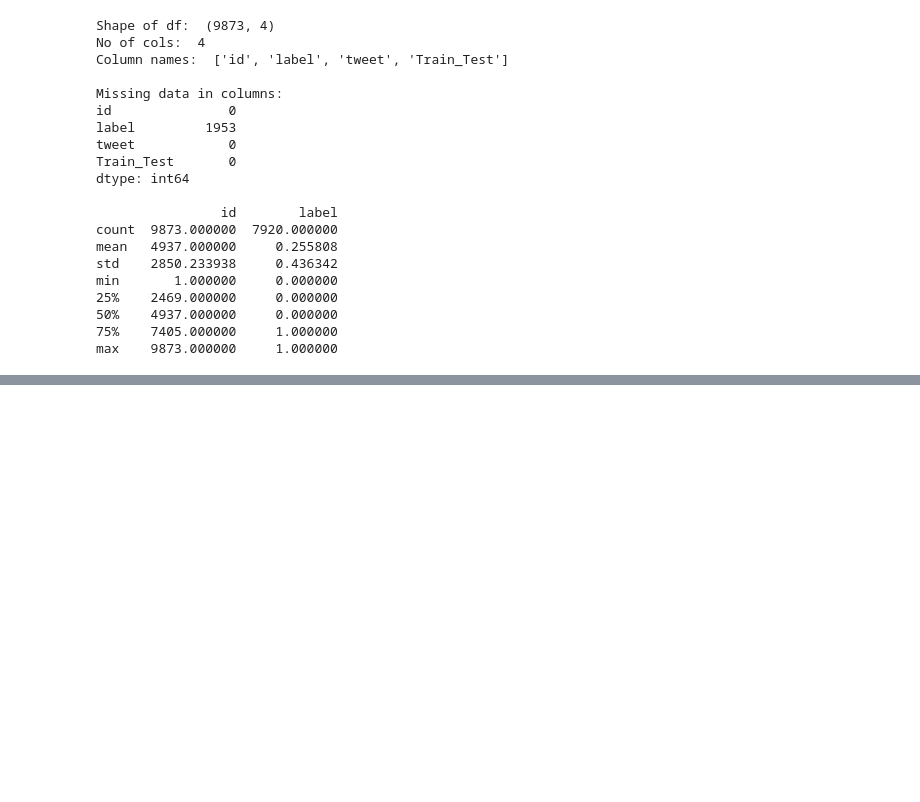
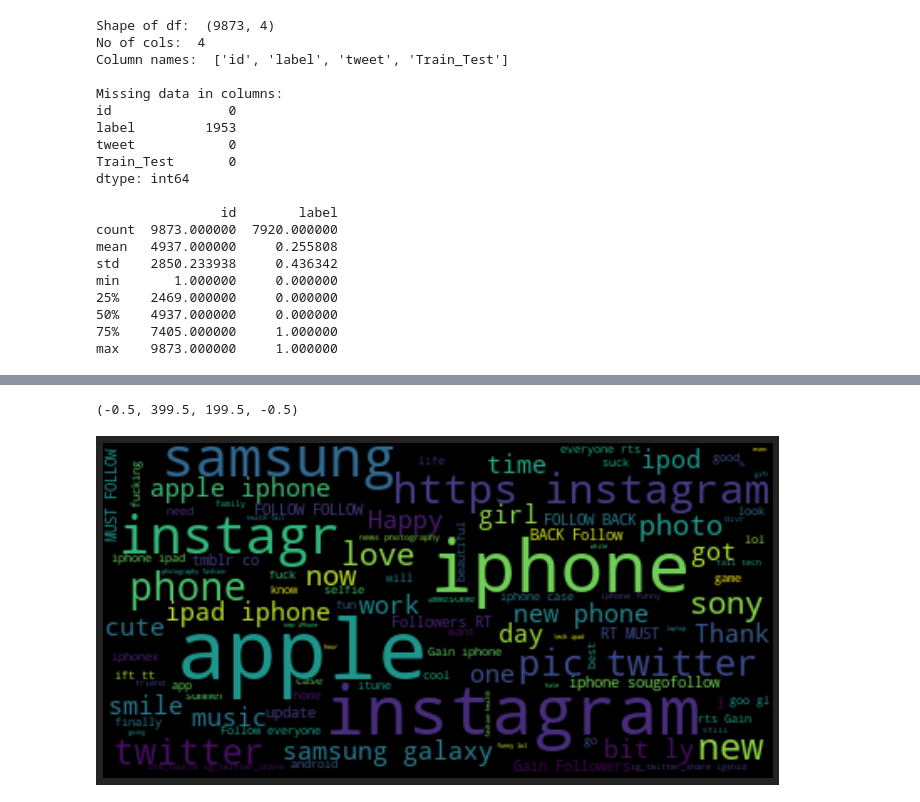
Before and after one commit to AbhiSawant/TwitterSentimentAnalysis, a Jupyter notebook: Twitter Sentiment Analysis.ipynb, the cells around one changed output, grey strips where cells are left out. Cells and saved outputs as stored; diff of their text form; code cells hidden in the pictures; blank space fills up the shorter version.

```diff
--- a/Twitter Sentiment Analysis.ipynb
+++ b/Twitter Sentiment Analysis.ipynb
@@ -135,0 +185,12 @@ df.head()
+# %%
+hashtags_All = " ".join(review for review in df.tweet)
+
+wordcloud_ALL = WordCloud(max_font_size=50, max_words=100, background_color="black").generate(hashtags_All)
+
+# Display the generated image:
+plt.figure(figsize=(12, 12))
+plt.imshow(wordcloud_ALL, interpolation='bilinear')
+plt.axis('off')
+# %% [output]
+(-0.5, 399.5, 199.5, -0.5)
+[figure, added]
```
Also changed, not shown: parts of 20 cells of this notebook.
